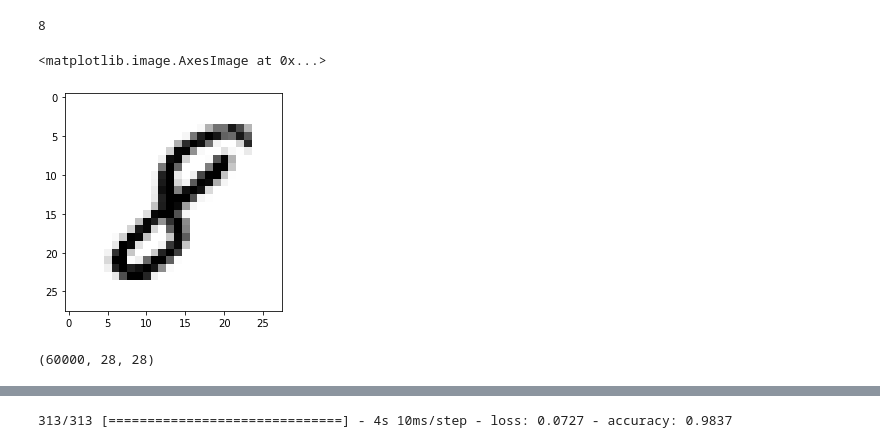
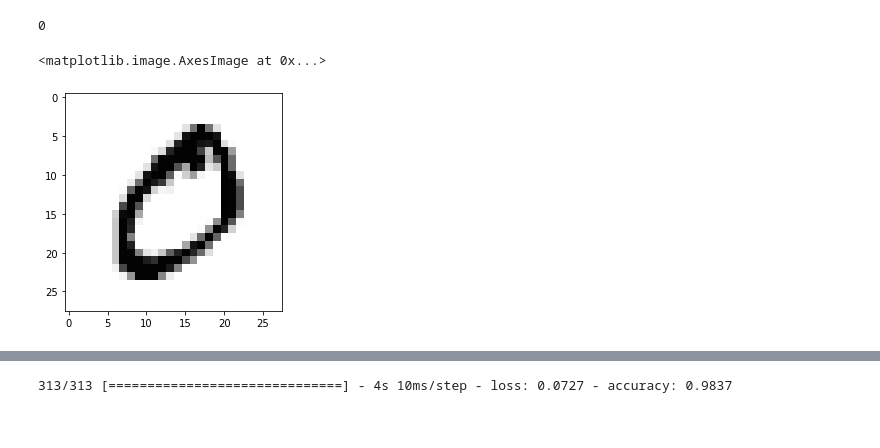
Before and after one commit to AlexKaiLe/Harvard, a Jupyter notebook: mnist.ipynb, the cells around one changed output, grey strips where cells are left out. Saved outputs shown, nothing was run; the diff lists cells and outputs as text; code cells hidden in the pictures.

```diff
--- a/mnist.ipynb
+++ b/mnist.ipynb
@@ -4,13 +17,9 @@ import tensorflow as tf
 # %%
 import matplotlib.pyplot as plt
-image_index = 7777 # You may select anything up to 60,000
+image_index = 1 # You may select anything up to 60,000
 print(y_train[image_index]) # The label is 8
 plt.imshow(x_train[image_index], cmap='Greys')
 # %% [output]
-8
+0
 <matplotlib.image.AxesImage at 0x...>
-[figure, old version]
+[figure, new version]
-# %%
-x_train.shape
-# %% [output]
-(60000, 28, 28)
```
Also changed, not shown: parts of 4 cells of this notebook, 11 other files.
